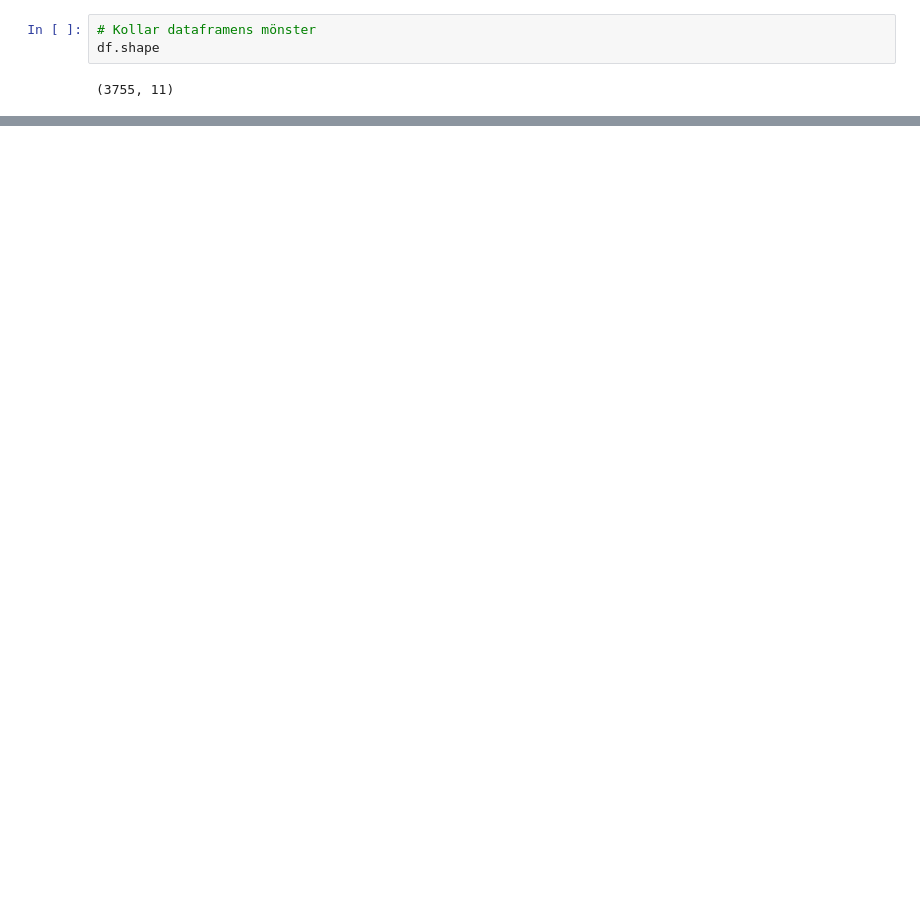
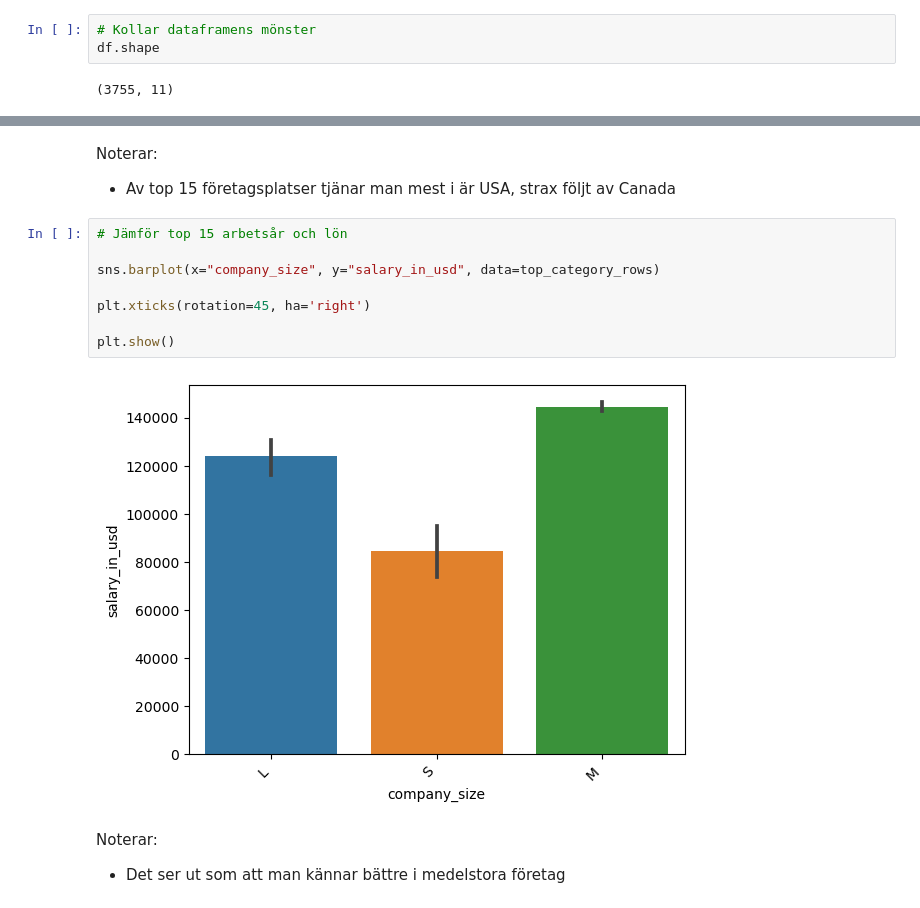
Before and after one commit to Code-666/EDA-project, a Jupyter notebook: EDA-project.ipynb, the cells around one changed output, grey strips where cells are left out. Cells and saved outputs as stored; diff of their text form; blank space fills up the shorter version.

```diff
--- a/EDA-project.ipynb
+++ b/EDA-project.ipynb
@@ -176,0 +195,16 @@ sns.barplot(data=df, x="salary", y="job_title")
+# %% [markdown]
+Noterar:
+- Av top 15 företagsplatser tjänar man mest i är USA, strax följt av Canada
+# %%
+# Jämför top 15 arbetsår och lön
+
+sns.barplot(x="company_size", y="salary_in_usd", data=top_category_rows)
+
+plt.xticks(rotation=45, ha='right')
+
+plt.show()
+# %% [output]
+[figure, added]
+# %% [markdown]
+Noterar:
+- Det ser ut som att man kännar bättre i medelstora företag
```
Also changed, not shown: parts of 42 cells of this notebook.
